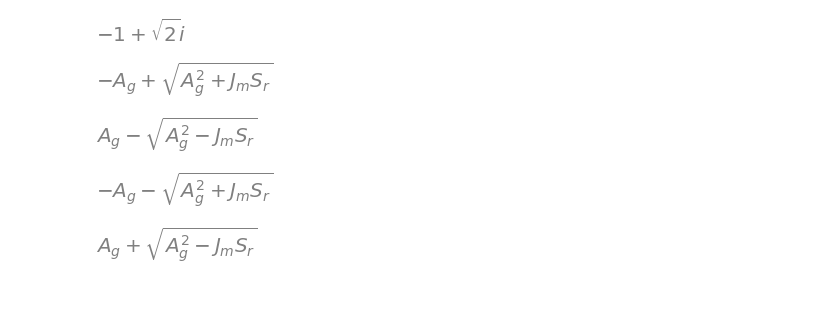
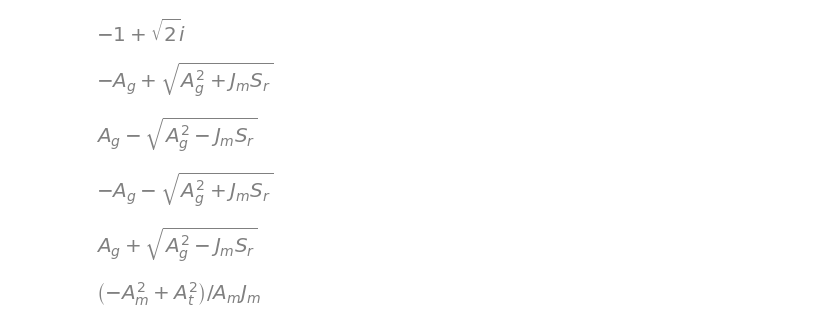
Before and after one commit to yota-code/goto.trajbang, a Jupyter notebook: notebook/third_attempt.ipynb, the cells around one changed output. Cells and saved outputs as stored; diff of their text form; code cells hidden in the pictures; blank space fills up the shorter version.

```diff
--- a/notebook/third_attempt.ipynb
+++ b/notebook/third_attempt.ipynb
@@ -188,3 +188,9 @@ s2.subs({'k': 1}).simplify()
 s2.subs({'k': -1}).simplify()
 # %% [output]
 [figure]
+# %%
+At, Am, Jm = sympy.symbols('A_t A_m J_m')
+
+((2 + (At - Am)/Am)*(At - Am)/Jm).simplify()
+# %% [output]
+[figure, added]
```
Also changed, not shown: 4 other files.
